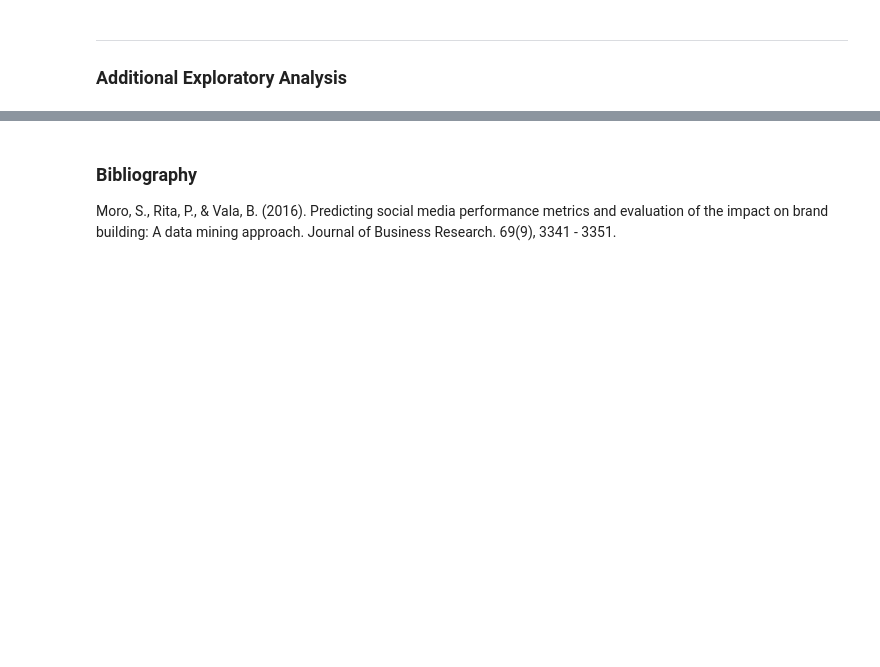
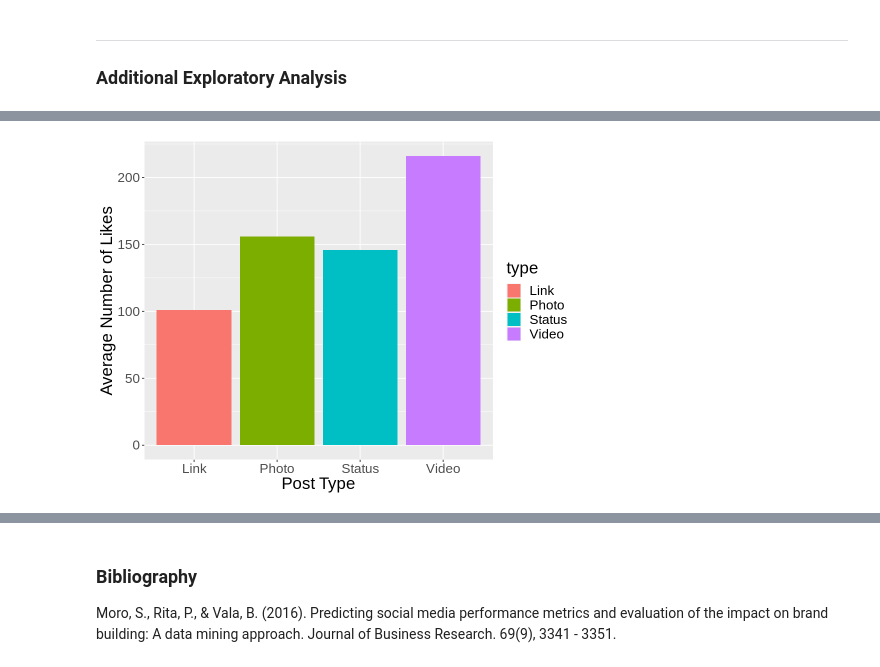
Before and after one commit to calamari99/Facebook-Post-Predictor, a Jupyter notebook: main.ipynb, the cells around one changed output, grey strips where cells are left out. Saved outputs shown, nothing was run; the diff lists cells and outputs as text; code cells hidden in the pictures; blank space fills up the shorter version.

```diff
--- a/main.ipynb
+++ b/main.ipynb
@@ -356,10 +579,11 @@ filter_mean_like
 # %%
 options(repr.plot.width = 8, repr.plot.height = 6)
 
-mean_likes_bar <- ggplot(filter_mean_like, aes(x = type, y = Value)) +
+mean_likes_bar <- ggplot(filter_mean_like, aes(x = type, y = Value, fill=type)) +
     geom_bar(stat = "identity") +
     labs(x = "Post Type", y = "Average Number of Likes") +
-    theme(text = element_text(size = 18))
-
+    theme(text = element_text(size = 20))
 mean_likes_bar
+# %% [output]
+[figure, added]
 # %%
```
Also changed, not shown: parts of 19 cells of this notebook.
